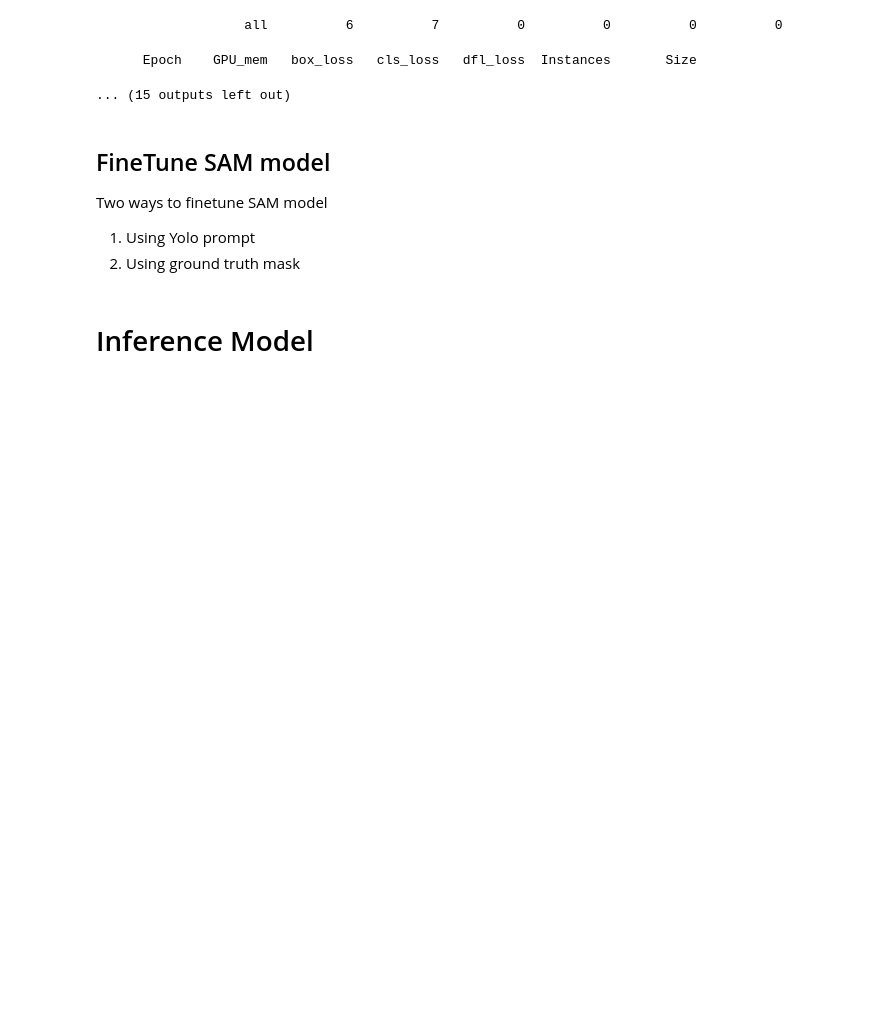
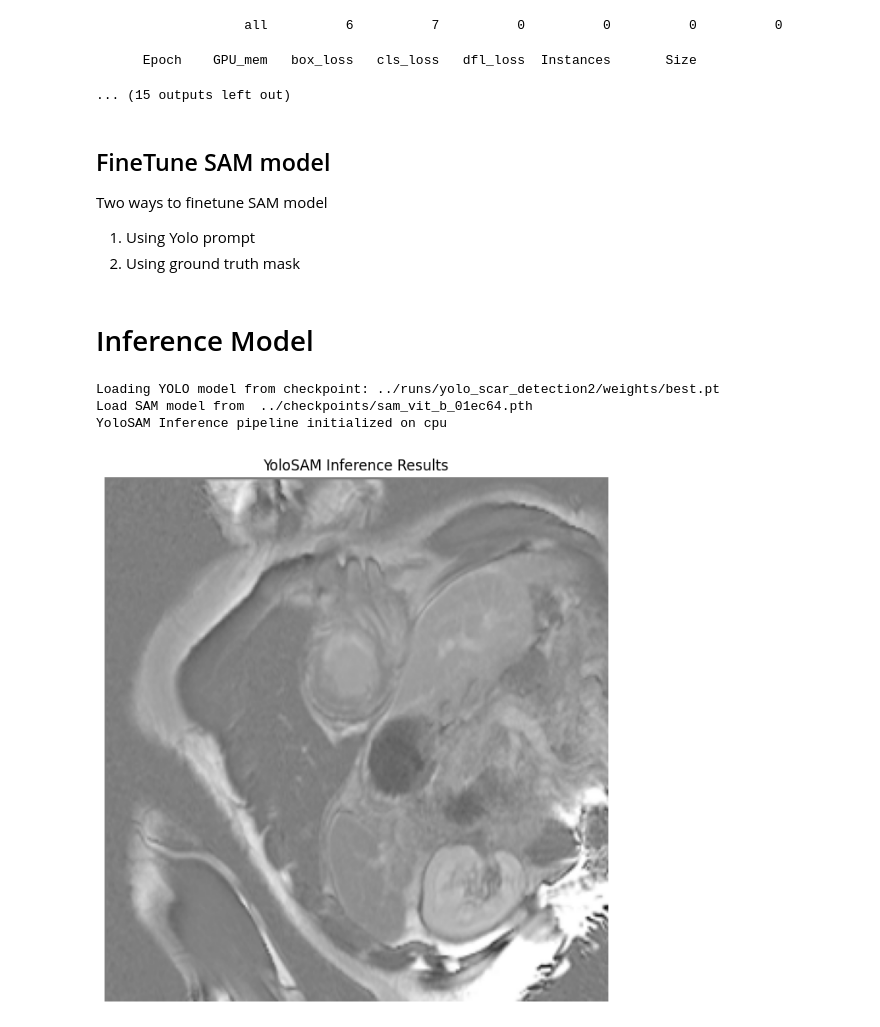
Before and after one commit to Danialmoa/YoloSAM, a Jupyter notebook: notebooks/YoloSAM_Tutorial.ipynb, the cells around one changed output. Saved outputs shown, nothing was run; the diff lists cells and outputs as text; code cells hidden in the pictures; blank space fills up the shorter version.

Commit message:
add inference

```diff
--- a/notebooks/YoloSAM_Tutorial.ipynb
+++ b/notebooks/YoloSAM_Tutorial.ipynb
@@ -305,0 +288,28 @@ test_dataset_config = SAMDatasetConfig(
+# %%
+from scripts.inference import YoloSAMInference
+from utils.config import YoloSAMInferenceConfig
+import matplotlib.pyplot as plt
+
+config = YoloSAMInferenceConfig(
+    yolo_checkpoint_path="../runs/yolo_scar_detection2/weights/best.pt",
+    sam_checkpoint_path="../checkpoints/sam_vit_b_01ec64.pth",
+    device="cpu"
+)
+
+inference_pipeline = YoloSAMInference(config=config)
+
+image_path = "../sample_data/val/images/Case_P004_slice_01.png"
+
+results = inference_pipeline.predict(image_path)
+output_image = inference_pipeline.visualize_results(results)
+
+plt.figure(figsize=(12, 8))
+plt.imshow(output_image)
+plt.title("YoloSAM Inference Results")
+plt.axis('off')
+plt.show()
+# %% [output]
+Loading YOLO model from checkpoint: ../runs/yolo_scar_detection2/weights/best.pt
+Load SAM model from  ../checkpoints/sam_vit_b_01ec64.pth
+YoloSAM Inference pipeline initialized on cpu
+[figure, added]
```
Also changed, not shown: parts of 1 cell of this notebook.
